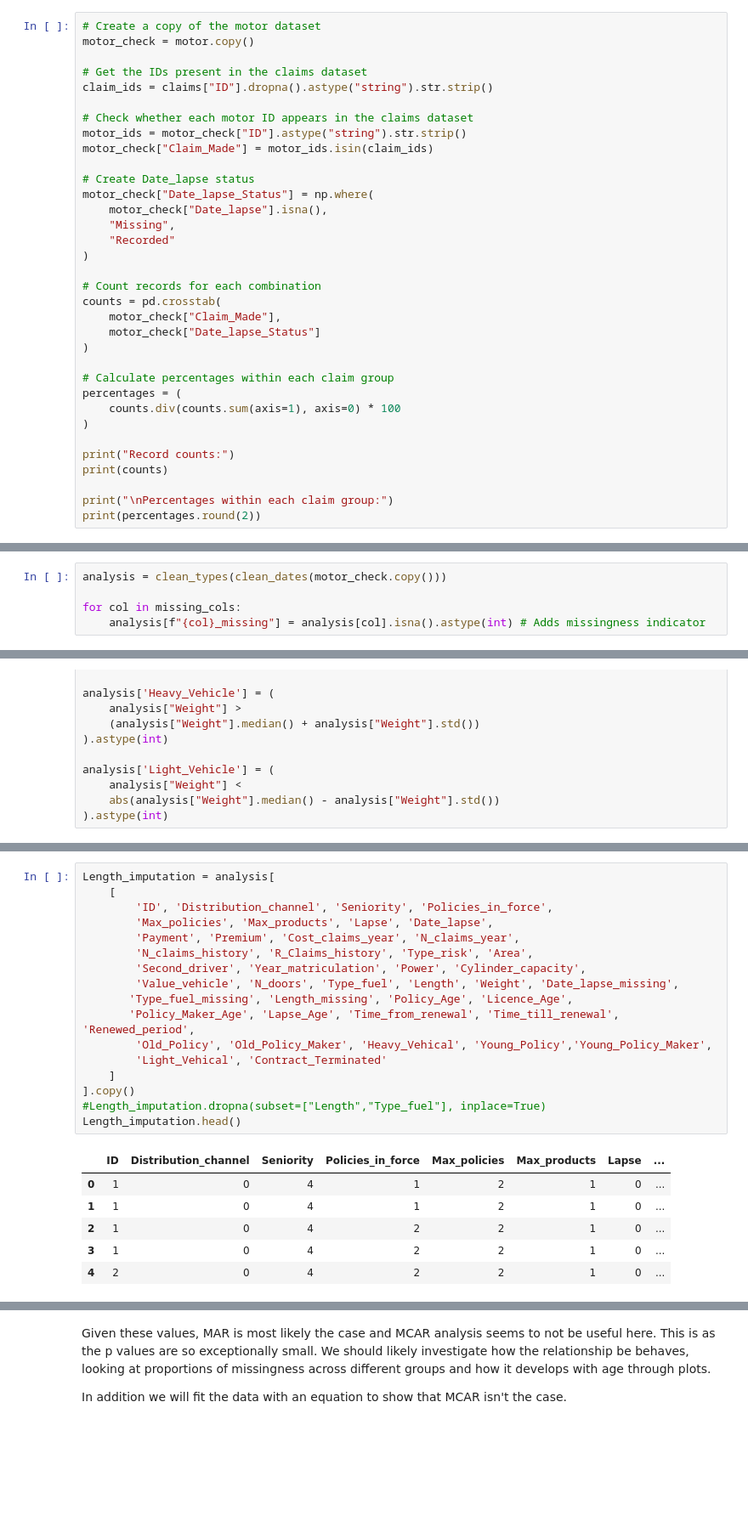
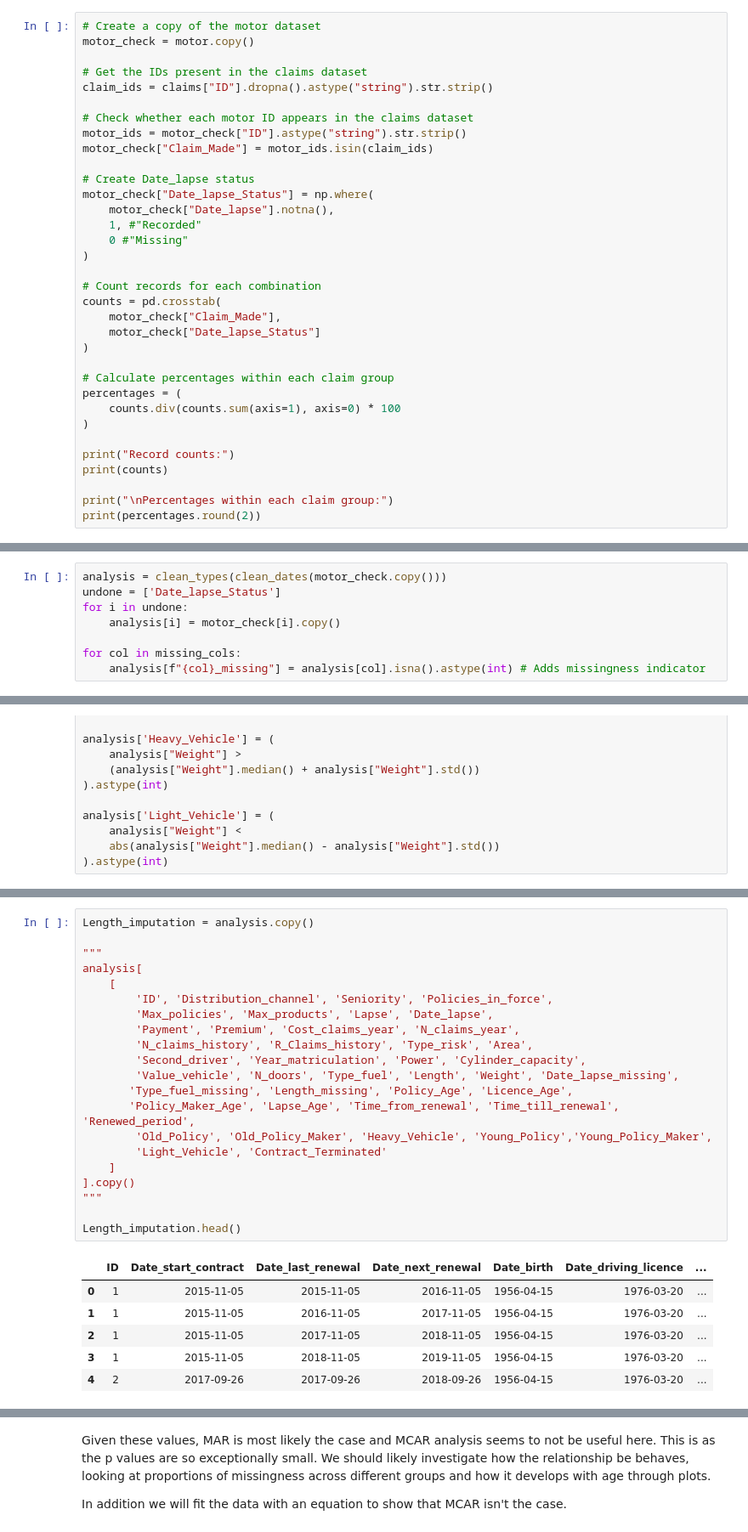
Before and after one commit to Marquis-Alloh/Motor-Insurance-Claims-Prediction-and-Pricing, a Jupyter notebook: Notebooks/Quality&Investigation.ipynb, the cells around one changed output, grey strips where cells are left out. Shown at 85% size. Saved outputs shown, nothing was run; the diff lists cells and outputs as text; blank space fills up the shorter version.

Commit message:
Updated code to allow for storing of length imputer model

```diff
--- a/Notebooks/Quality&Investigation.ipynb
+++ b/Notebooks/Quality&Investigation.ipynb
@@ -149,9 +150,9 @@ motor_check["Claim_Made"] = motor_ids.isin(claim_ids)
 
 # Create Date_lapse status
 motor_check["Date_lapse_Status"] = np.where(
-    motor_check["Date_lapse"].isna(),
-    "Missing",
-    "Recorded"
+    motor_check["Date_lapse"].notna(),
+    1, #"Recorded"
+    0 #"Missing"
 )
 
 # Count records for each combination
@@ -221,6 +220,9 @@ motor_check["Contract_Terminated"] = (
 )
 # %%
 analysis = clean_types(clean_dates(motor_check.copy()))
+undone = ['Date_lapse_Status']
+for i in undone:
+    analysis[i] = motor_check[i].copy()
 
 for col in missing_cols:
     analysis[f"{col}_missing"] = analysis[col].isna().astype(int) # Adds missingness indicator
@@ -340,24 +346,28 @@ distribution_based_categories: C:\Users\alloh\OneDrive\Documents\Github\Motor-In
 # %%
-Length_imputation = analysis[
+Length_imputation = analysis.copy()
+
+"""
+analysis[
     [
         'ID', 'Distribution_channel', 'Seniority', 'Policies_in_force',
         'Max_policies', 'Max_products', 'Lapse', 'Date_lapse',
         'Payment', 'Premium', 'Cost_claims_year', 'N_claims_year',
         'N_claims_history', 'R_Claims_history', 'Type_risk', 'Area',
         'Second_driver', 'Year_matriculation', 'Power', 'Cylinder_capacity',
         'Value_vehicle', 'N_doors', 'Type_fuel', 'Length', 'Weight', 'Date_lapse_missing',
        'Type_fuel_missing', 'Length_missing', 'Policy_Age', 'Licence_Age',
        'Policy_Maker_Age', 'Lapse_Age', 'Time_from_renewal', 'Time_till_renewal', 'Renewed_period',
-        'Old_Policy', 'Old_Policy_Maker', 'Heavy_Vehical', 'Young_Policy','Young_Policy_Maker',
-        'Light_Vehical', 'Contract_Terminated'
+        'Old_Policy', 'Old_Policy_Maker', 'Heavy_Vehicle', 'Young_Policy','Young_Policy_Maker',
+        'Light_Vehicle', 'Contract_Terminated'
     ]
 ].copy()
-#Length_imputation.dropna(subset=["Length","Type_fuel"], inplace=True)
+"""
+
 Length_imputation.head()
 # %% [output]
-|  | ID | Distribution_channel | Seniority | Policies_in_force | Max_policies | Max_products | Lapse | ... |
-| 0 | 1 | 0 | 4 | 1 | 2 | 1 | 0 | ... |
-| 1 | 1 | 0 | 4 | 1 | 2 | 1 | 0 | ... |
-| 2 | 1 | 0 | 4 | 2 | 2 | 1 | 0 | ... |
-| 3 | 1 | 0 | 4 | 2 | 2 | 1 | 0 | ... |
-| 4 | 2 | 0 | 4 | 2 | 2 | 1 | 0 | ... |
+|  | ID | Date_start_contract | Date_last_renewal | Date_next_renewal | Date_birth | Date_driving_licence | ... |
+| 0 | 1 | 2015-11-05 | 2015-11-05 | 2016-11-05 | 1956-04-15 | 1976-03-20 | ... |
+| 1 | 1 | 2015-11-05 | 2016-11-05 | 2017-11-05 | 1956-04-15 | 1976-03-20 | ... |
+| 2 | 1 | 2015-11-05 | 2017-11-05 | 2018-11-05 | 1956-04-15 | 1976-03-20 | ... |
+| 3 | 1 | 2015-11-05 | 2018-11-05 | 2019-11-05 | 1956-04-15 | 1976-03-20 | ... |
+| 4 | 2 | 2017-09-26 | 2017-09-26 | 2018-09-26 | 1956-04-15 | 1976-03-20 | ... |
```
Also changed, not shown: parts of 30 cells of this notebook, 2 other files.
